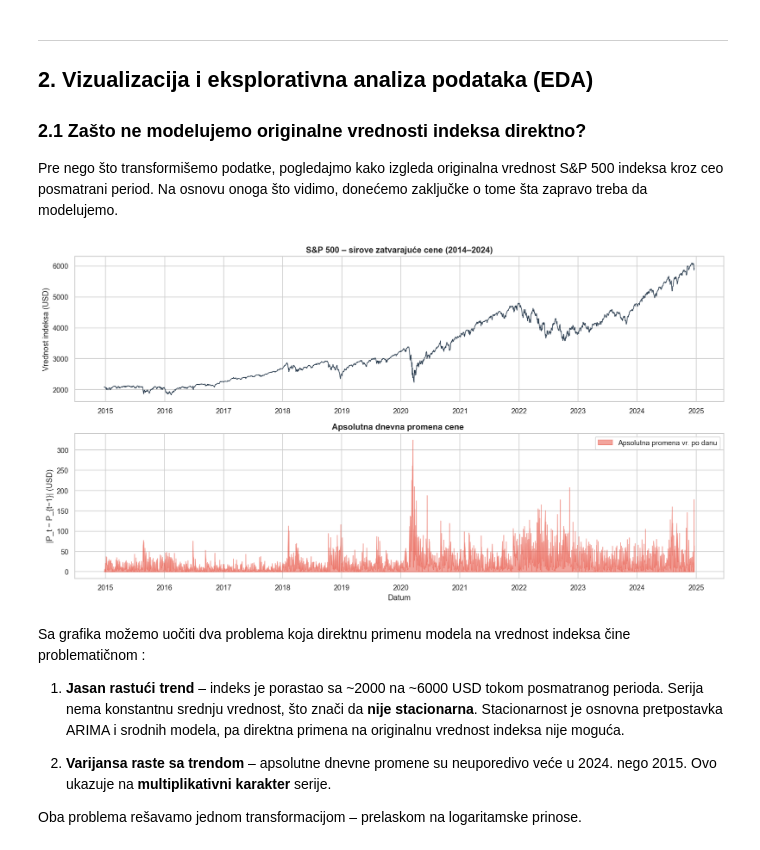
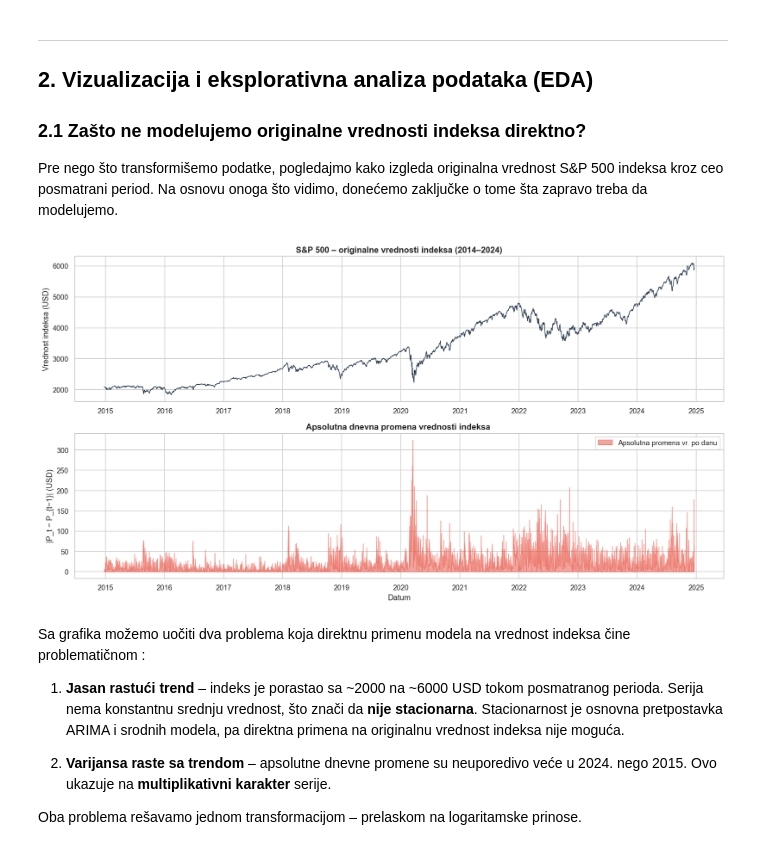
Before and after one commit to MikiKenpachi/SP500-log-returns-analysis, a Jupyter notebook: notebook.ipynb, the cells around one changed output. Saved outputs shown, nothing was run; the diff lists cells and outputs as text; code cells hidden in the pictures.

```diff
--- a/notebook.ipynb
+++ b/notebook.ipynb
@@ -167,32 +167,32 @@ Pre nego što transformišemo podatke, pogledajmo kako izgleda originalna vredno
 # %%
 full_df = pd.concat([train, val, test])
 
 fig, axes = plt.subplots(2, 1, figsize=(15, 8))
 
 # ── Gornji grafik: originalne vrednosti ─────────────────────────────────────────
 axes[0].plot(full_df.index, full_df['S&P500'], color='#2c3e50', linewidth=1.0)
-axes[0].set_title('S&P 500 – sirove zatvarajuće cene (2014–2024)',
+axes[0].set_title('S&P 500 – originalne vrednosti indeksa (2014–2024)',
                    fontsize=13, fontweight='bold')
 axes[0].set_ylabel('Vrednost indeksa (USD)')
 
 # ── Donji grafik: apsolutna dnevna promena ─────────────────────────────
 abs_changes = full_df['S&P500'].diff().abs()
 axes[1].fill_between(full_df.index, abs_changes,
                      color='#e74c3c', alpha=0.5, label='Apsolutna promena vr. po danu')
-axes[1].set_title('Apsolutna dnevna promena cene ',
+axes[1].set_title('Apsolutna dnevna promena vrednosti indeksa ',
                    fontsize=13, fontweight='bold')
 axes[1].set_ylabel('|P_t − P_{t−1}| (USD)')
 axes[1].set_xlabel('Datum')
 axes[1].legend()
 
 for ax in axes:
     ax.xaxis.set_major_formatter(mdates.DateFormatter('%Y'))
     ax.xaxis.set_major_locator(mdates.YearLocator())
 
 plt.tight_layout()
 plt.show()
 # %% [output]
-[figure, old version]
+[figure, new version]
 # %% [markdown]
 Sa grafika možemo uočiti dva problema koja direktnu primenu modela na vrednost indeksa čine problematičnom :
 
```
Also changed, not shown: parts of 49 cells of this notebook, 4 other files.
